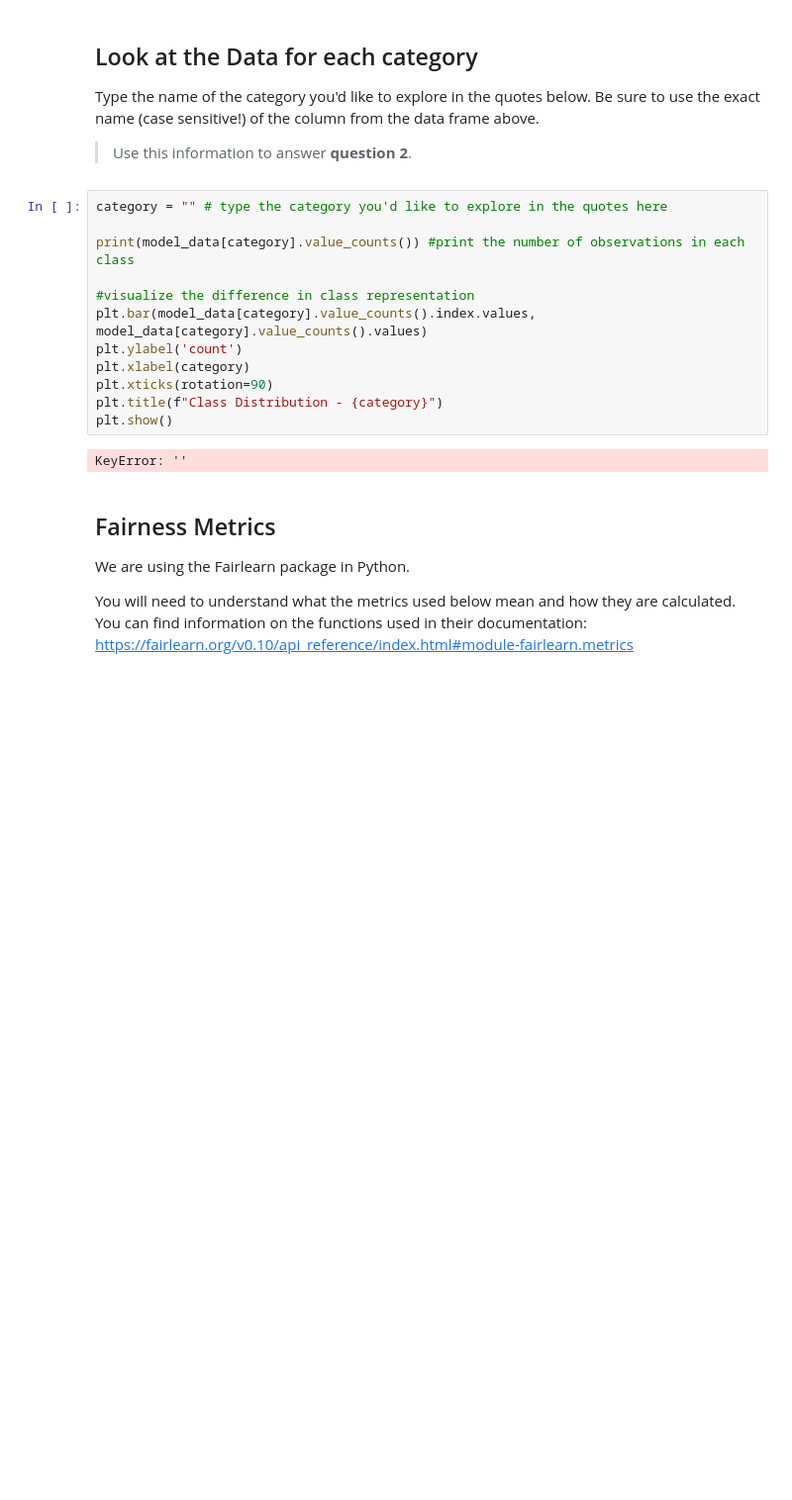
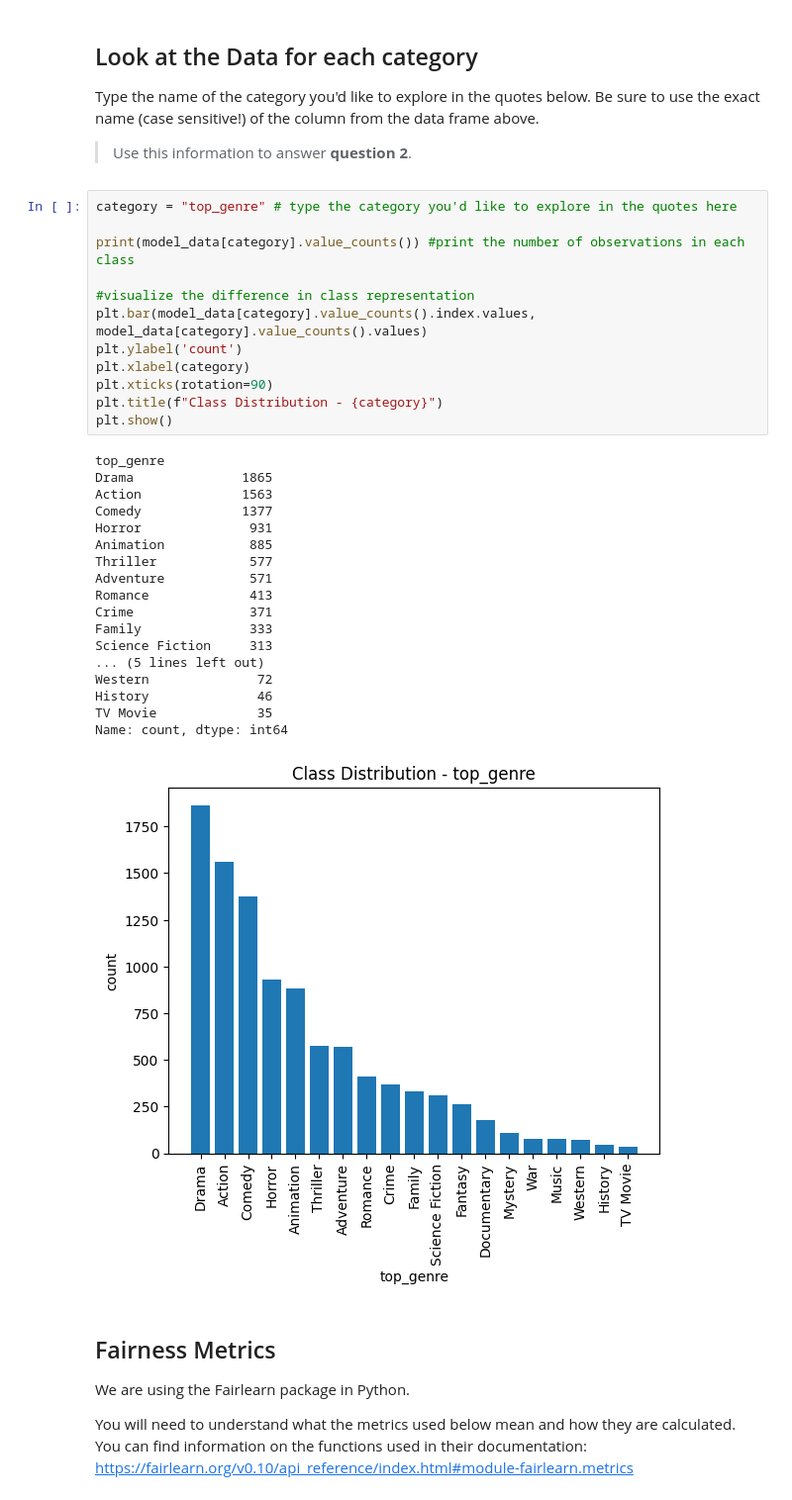
Before and after one commit to uqw6qw/DS1001-LABS-Projects, a Jupyter notebook: LABS_12_Value.ipynb, the cells around one changed output. Shown at 99% size. Drawn from its saved outputs; the diff is of its cells as text; blank space fills up the shorter version.

```diff
--- a/LABS_12_Value.ipynb
+++ b/LABS_12_Value.ipynb
@@ -116,19 +116,36 @@ Type the name of the category you'd like to explore in the quotes below. Be sure
 
 > Use this information to answer **question 2**.
 # %%
-category = "" # type the category you'd like to explore in the quotes here
+category = "top_genre" # type the category you'd like to explore in the quotes here
 
 print(model_data[category].value_counts()) #print the number of observations in each class
 
 #visualize the difference in class representation
 plt.bar(model_data[category].value_counts().index.values, model_data[category].value_counts().values)
 plt.ylabel('count')
 plt.xlabel(category)
 plt.xticks(rotation=90)
 plt.title(f"Class Distribution - {category}")
 plt.show()
 # %% [output]
-KeyError: ''
+top_genre
+Drama              1865
+Action             1563
+Comedy             1377
+Horror              931
+Animation           885
+Thriller            577
+Adventure           571
+Romance             413
+Crime               371
+Family              333
+Science Fiction     313
+... (5 lines left out)
+Western              72
+History              46
+TV Movie             35
+Name: count, dtype: int64
+[figure, added]
 # %% [markdown]
 ## Fairness Metrics
 
```
Also changed, not shown: parts of 10 cells of this notebook.
